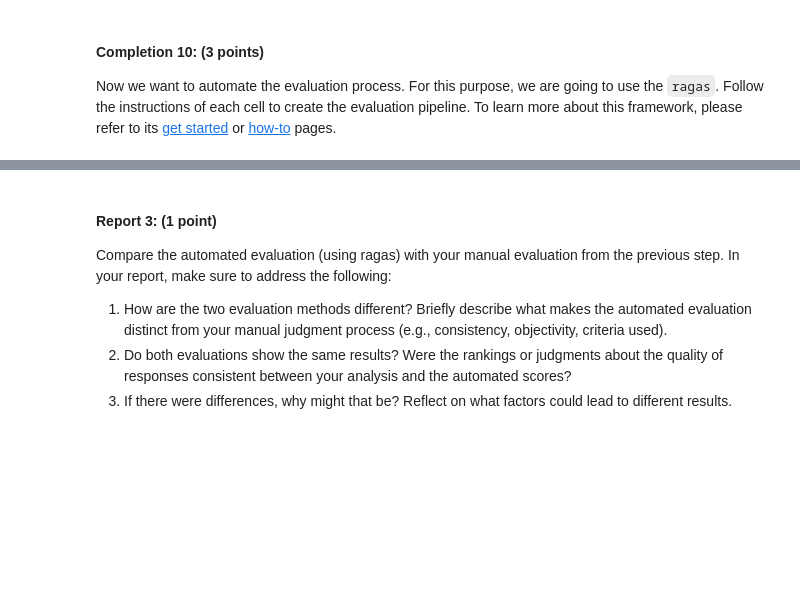
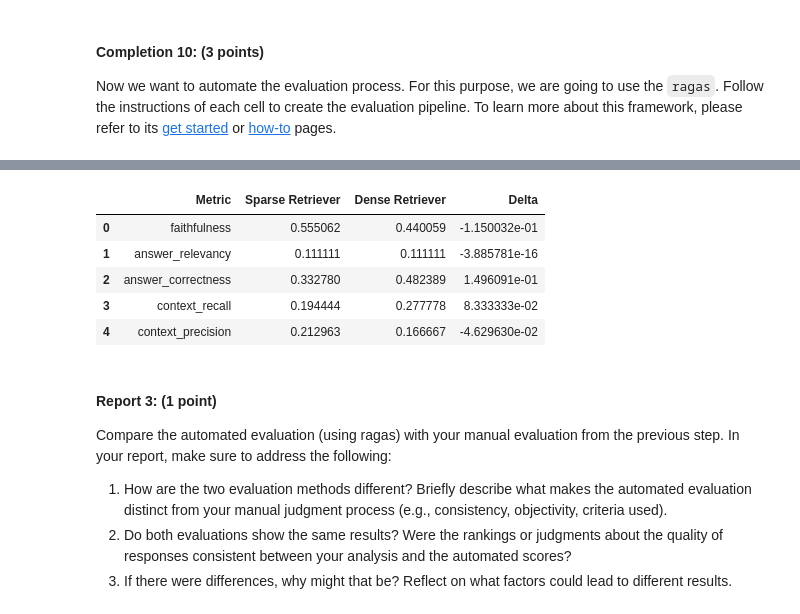
Before and after one commit to omid-moradi/LLMs-Course, a Jupyter notebook: CA3/LLM_HW3_Part2_RAG.ipynb, the cells around one changed output, grey strips where cells are left out. Drawn from its saved outputs; the diff is of its cells as text; code cells hidden in the pictures; blank space fills up the shorter version.

```diff
--- a/CA3/LLM_HW3_Part2_RAG.ipynb
+++ b/CA3/LLM_HW3_Part2_RAG.ipynb
@@ -603,7 +603,7 @@ dataset[0]
 from langchain_core.documents import Document
 
 documents: list[Document] = [Document(page_content=f"Ingredients: {row['ingredients']}\n\nDirections: {row['directions']}",
-         metadata={"title": row['title']})
+         metadata={"title": row['title'], "NamedEntityRecognition":row['NER']})
          for row in dataset
                              ]
 
@@ -1161,22 +1204,22 @@ for question in test_questions:
     d_response = semantic_rag.invoke(q)
 
     results["sparse"]["answers"].append(s_response["response"])
-    results["sparse"]["contexts"].append([context.page_content for context in s_response["context"]])
+    results["sparse"]["contexts"].append(s_response["context"])
     results["dense"]["answers"].append(d_response["response"])
-    results["dense"]["contexts"].append([context.page_content for context in d_response["context"]])
+    results["dense"]["contexts"].append(d_response["context"])
 
 from datasets import Dataset
 
 sparse_response_dataset = Dataset.from_dict({
     "question" : test_questions,
     "answer" : results["sparse"]["answers"],
-    "contexts" : results["sparse"]["contexts"],
+    "contexts" : [[doc.page_content for doc in context_list] for context_list in results["sparse"]["contexts"]],
     "ground_truth" : test_ground_truths
 })
 dense_response_dataset = Dataset.from_dict({
     "question" : test_questions,
     "answer" : results["dense"]["answers"],
-    "contexts" : results["dense"]["contexts"],
+    "contexts" : [[doc.page_content for doc in context_list] for context_list in results["dense"]["contexts"]],
     "ground_truth" : test_ground_truths
 })
 # %%
@@ -1192,8 +1253,24 @@ metrics = [
 # %%
 # Use ragas evaluator to report the score of each pipeline, using the metrics defined above.
+from ragas import evaluate
 
-sparse_scores =
-dense_scores =
+sparse_scores = evaluate(
+    sparse_response_dataset,
+    metrics = metrics,
+    llm = ragas_llm,
+    embeddings = ragas_embedding,
+    run_config = run_cfg,
+    raise_exceptions=False,
+)
+
+dense_scores = evaluate(
+    dense_response_dataset,
+    metrics = metrics,
+    llm = ragas_llm,
+    embeddings = ragas_embedding,
+    run_config = run_cfg,
+    raise_exceptions=False,
+)
 
 print(f"Sparse RAG Score: {sparse_scores}")
 print(f"Dense RAG Score: {dense_scores}")
@@ -1204,14 +1294,29 @@ dense_scores.to_pandas().head(3)
 # %%
 import pandas as pd
 
-df_sparse = pd.DataFrame(list(sparse_scores.items()), columns=['Metric', 'Sparse Retriever'])
-df_dense = pd.DataFrame(list(dense_scores.items()), columns=['Metric', 'Dense Retriever'])
+# These are EvaluationResult objects
+df_sparse = sparse_scores.to_pandas()
+df_dense = dense_scores.to_pandas()
 
-df_merged = pd.merge(df_sparse, df_dense, on='Metric')
+# Average the scores across samples for each metric
+df_sparse_mean = df_sparse.mean(numeric_only=True).reset_index()
+df_sparse_mean.columns = ['Metric', 'Sparse Retriever']
 
+df_dense_mean = df_dense.mean(numeric_only=True).reset_index()
+df_dense_mean.columns = ['Metric', 'Dense Retriever']
+
+# Merge and compute delta
+df_merged = pd.merge(df_sparse_mean, df_dense_mean, on='Metric')
 df_merged['Delta'] = df_merged['Dense Retriever'] - df_merged['Sparse Retriever']
 
 df_merged
+# %% [output]
+|  | Metric | Sparse Retriever | Dense Retriever | Delta |
+| 0 | faithfulness | 0.555062 | 0.440059 | -1.150032e-01 |
+| 1 | answer_relevancy | 0.111111 | 0.111111 | -3.885781e-16 |
+| 2 | answer_correctness | 0.332780 | 0.482389 | 1.496091e-01 |
+| 3 | context_recall | 0.194444 | 0.277778 | 8.333333e-02 |
+| 4 | context_precision | 0.212963 | 0.166667 | -4.629630e-02 |
 # %% [markdown]
 #### Report 3: (1 point)
 
```
Also changed, not shown: parts of 23 cells of this notebook.
